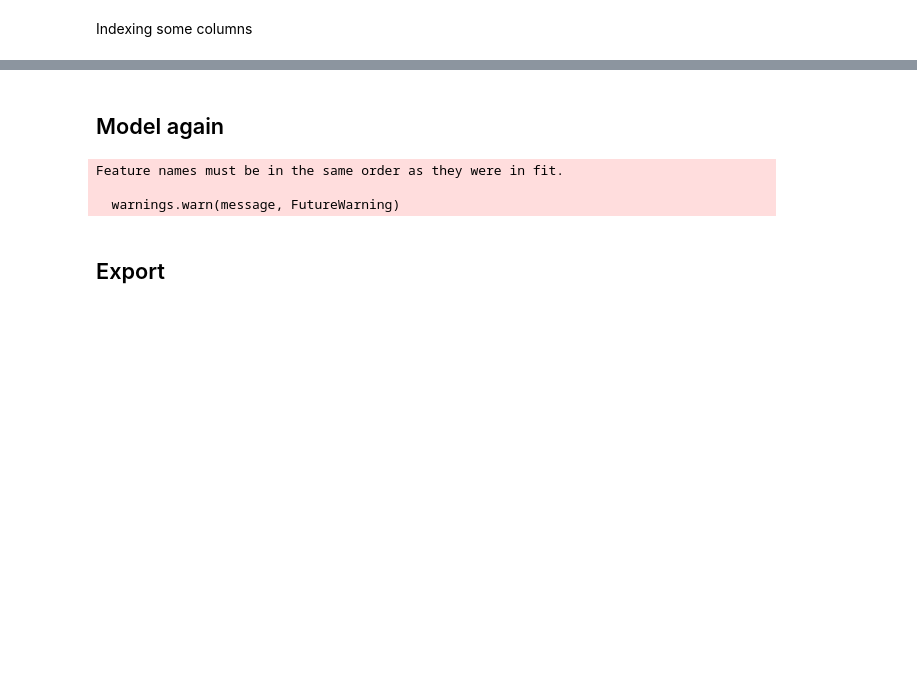
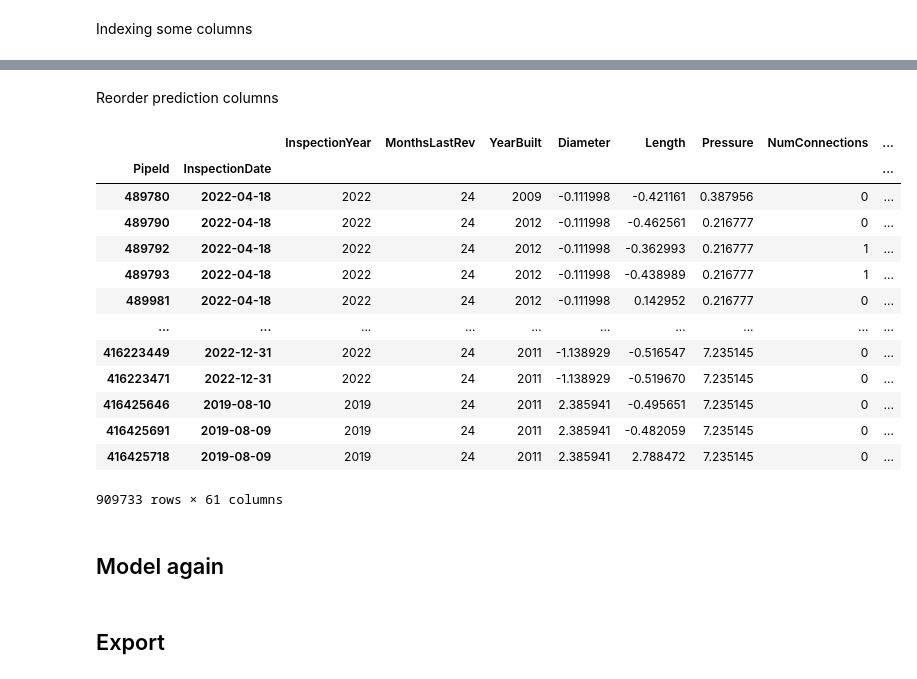
Before and after one commit to AsanDopollosie/Model, a Jupyter notebook: Model.ipynb, the cells around one changed output, grey strips where cells are left out. Drawn from its saved outputs; the diff is of its cells as text; code cells hidden in the pictures; blank space fills up the shorter version.

```diff
--- a/Model.ipynb
+++ b/Model.ipynb
@@ -432,13 +643,34 @@ train_X = train_X.drop(["Material_FO", "Material_PV"], axis = 1)
+# %% [markdown]
+Reorder prediction columns
+# %%
+pred_X = pred_X[train_X.columns]
+pred_X
+# %% [output]
+|  |  | InspectionYear | MonthsLastRev | YearBuilt | Diameter | Length | Pressure | NumConnections | ... |
+| PipeId | InspectionDate |  |  |  |  |  |  |  | ... |
+| 489780 | 2022-04-18 | 2022 | 24 | 2009 | -0.111998 | -0.421161 | 0.387956 | 0 | ... |
+| 489790 | 2022-04-18 | 2022 | 24 | 2012 | -0.111998 | -0.462561 | 0.216777 | 0 | ... |
+| 489792 | 2022-04-18 | 2022 | 24 | 2012 | -0.111998 | -0.362993 | 0.216777 | 1 | ... |
+| 489793 | 2022-04-18 | 2022 | 24 | 2012 | -0.111998 | -0.438989 | 0.216777 | 1 | ... |
+| 489981 | 2022-04-18 | 2022 | 24 | 2012 | -0.111998 | 0.142952 | 0.216777 | 0 | ... |
+| ... | ... | ... | ... | ... | ... | ... | ... | ... | ... |
+| 416223449 | 2022-12-31 | 2022 | 24 | 2011 | -1.138929 | -0.516547 | 7.235145 | 0 | ... |
+| 416223471 | 2022-12-31 | 2022 | 24 | 2011 | -1.138929 | -0.519670 | 7.235145 | 0 | ... |
+| 416425646 | 2019-08-10 | 2019 | 24 | 2011 | 2.385941 | -0.495651 | 7.235145 | 0 | ... |
+| 416425691 | 2019-08-09 | 2019 | 24 | 2011 | 2.385941 | -0.482059 | 7.235145 | 0 | ... |
+| 416425718 | 2019-08-09 | 2019 | 24 | 2011 | 2.385941 | 2.788472 | 7.235145 | 0 | ... |
+909733 rows × 61 columns
 # %% [markdown]
 ## Model again
 # %%
-forecaster2 = GaussianNB()
+forecaster2 = RandomForestClassifier(criterion= 'gini',
+                                     max_depth= 17,
+                                     max_features= 'auto',
+                                     min_samples_leaf= 1,
+                                     min_samples_split= 4,
+                                     n_estimators= 115)
 forecaster2.fit(train_X, train_Y)
 Incidence_pred2 = forecaster2.predict(pred_X)
-# %% [output]
-Feature names must be in the same order as they were in fit.
-
-  warnings.warn(message, FutureWarning)
 # %% [markdown]
 ## Export
 # %%
```
Also changed, not shown: parts of 37 cells of this notebook.
